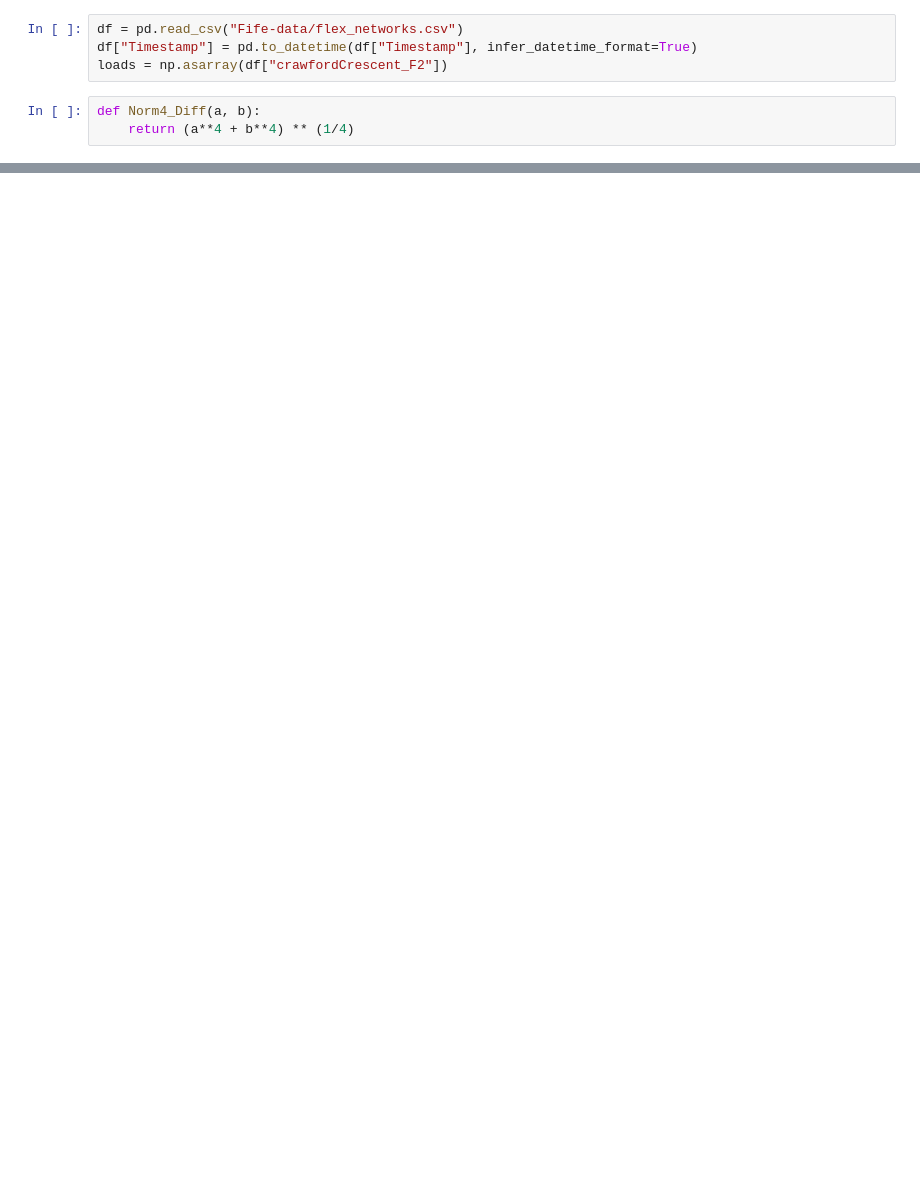
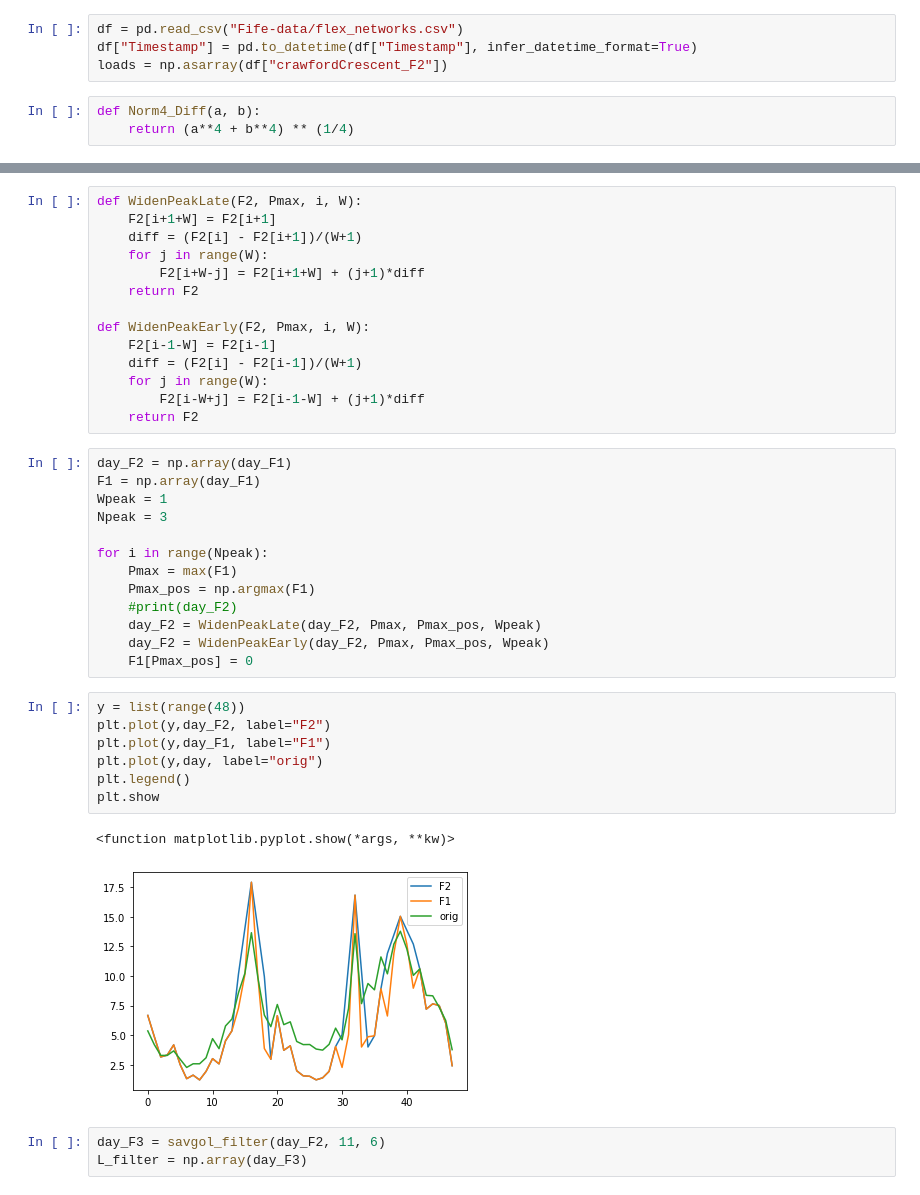
Before and after one commit to stait20/Code, a Jupyter notebook: PaperMethod.ipynb, the cells around one changed output, grey strips where cells are left out. Drawn from its saved outputs; the diff is of its cells as text; blank space fills up the shorter version.

```diff
--- a/PaperMethod.ipynb
+++ b/PaperMethod.ipynb
@@ -84,0 +71,40 @@ plt.show
+# %%
+def WidenPeakLate(F2, Pmax, i, W):
+    F2[i+1+W] = F2[i+1]
+    diff = (F2[i] - F2[i+1])/(W+1)
+    for j in range(W):
+        F2[i+W-j] = F2[i+1+W] + (j+1)*diff
+    return F2
+
+def WidenPeakEarly(F2, Pmax, i, W):
+    F2[i-1-W] = F2[i-1]
+    diff = (F2[i] - F2[i-1])/(W+1)
+    for j in range(W):
+        F2[i-W+j] = F2[i-1-W] + (j+1)*diff
+    return F2
+# %%
+day_F2 = np.array(day_F1)
+F1 = np.array(day_F1)
+Wpeak = 1
+Npeak = 3
+
+for i in range(Npeak):
+    Pmax = max(F1)
+    Pmax_pos = np.argmax(F1)
+    #print(day_F2)
+    day_F2 = WidenPeakLate(day_F2, Pmax, Pmax_pos, Wpeak)
+    day_F2 = WidenPeakEarly(day_F2, Pmax, Pmax_pos, Wpeak)
+    F1[Pmax_pos] = 0
+# %%
+y = list(range(48))
+plt.plot(y,day_F2, label="F2")
+plt.plot(y,day_F1, label="F1")
+plt.plot(y,day, label="orig")
+plt.legend()
+plt.show
+# %% [output]
+<function matplotlib.pyplot.show(*args, **kw)>
+[figure, added]
+# %%
+day_F3 = savgol_filter(day_F2, 11, 6)
+L_filter = np.array(day_F3)
```
Also changed, not shown: parts of 11 cells of this notebook.
